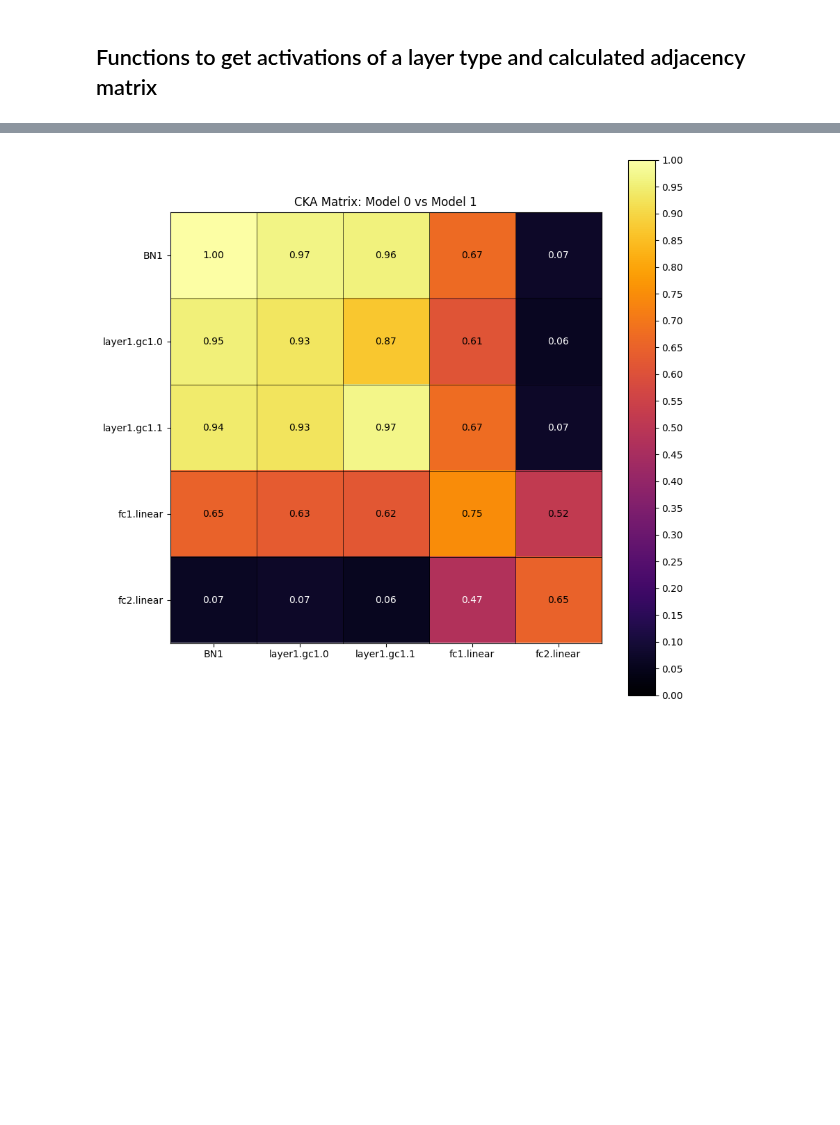
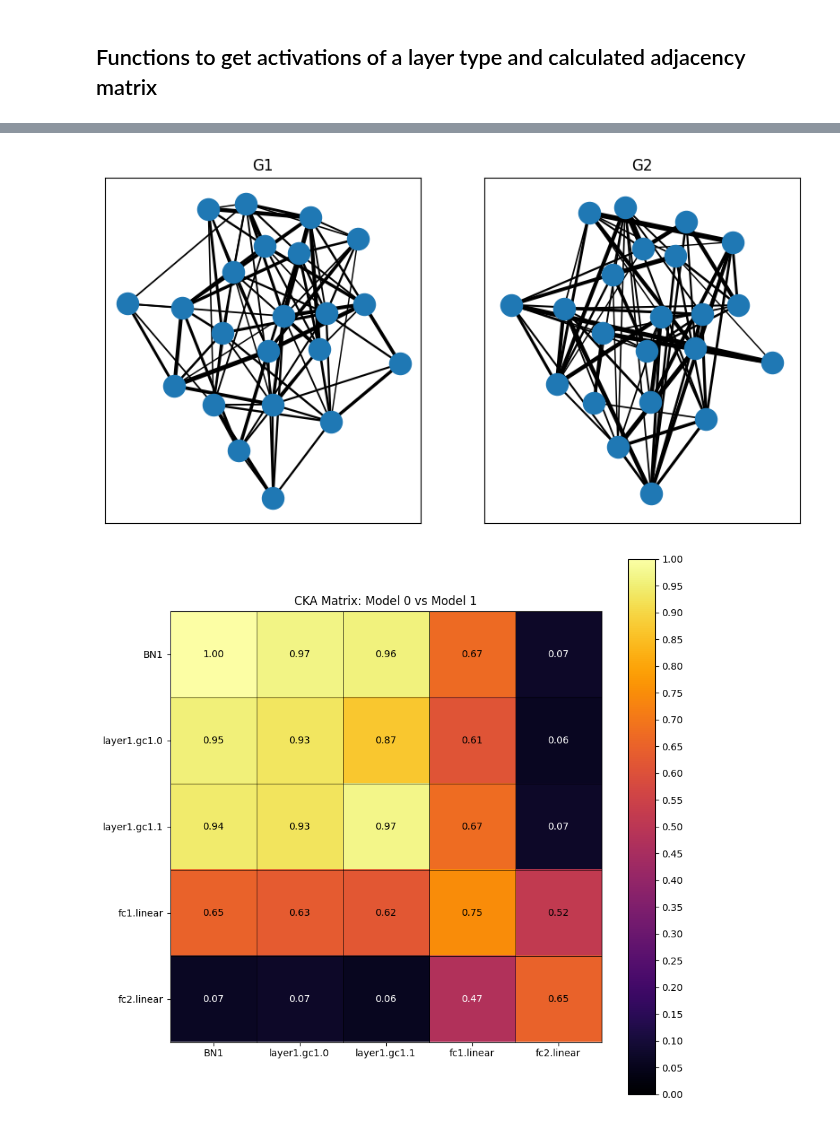
Before and after one commit to AlbinoLoaf/brAIncells, a Jupyter notebook: model_environment.ipynb, the cells around one changed output, grey strips where cells are left out. Cells and saved outputs as stored; diff of their text form; code cells hidden in the pictures; blank space fills up the shorter version.

```diff
--- a/model_environment.ipynb
+++ b/model_environment.ipynb
@@ -311,3 +313,20 @@ visualize_adj_mat(adj1)
+# %%
+#Viz option 2
+plt.figure(figsize=(10, 5))
+plt.subplot(1, 2, 1)
+nx.draw_networkx_nodes(G1, pos)
+for edge in G1.edges(data='weight'):
+    nx.draw_networkx_edges(G1, pos, edgelist=[edge], width=edge[2]*5)
+plt.title("G1")
+
+plt.subplot(1, 2, 2)
+nx.draw_networkx_nodes(G2, pos)
+for edge in G2.edges(data='weight'):
+    nx.draw_networkx_edges(G2, pos, edgelist=[edge], width=edge[2]*5)
+plt.title("G2")
+plt.show()
+# %% [output]
+[figure, added]
 # %%
 cka_all = []
 for i in range(modruns-1):
```
Also changed, not shown: parts of 3 cells of this notebook.
